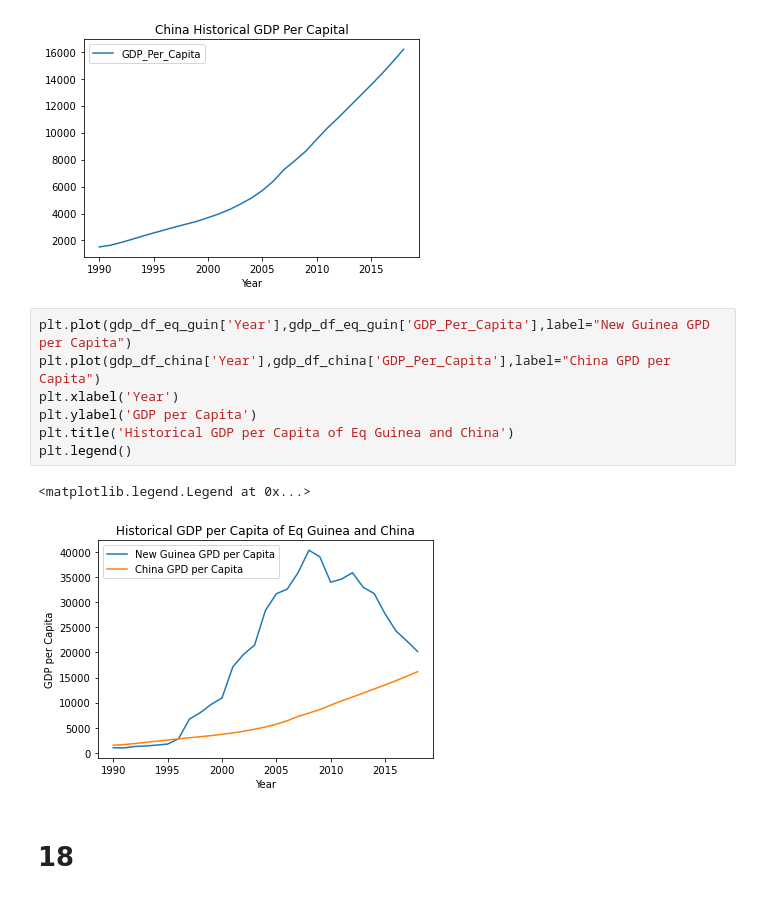
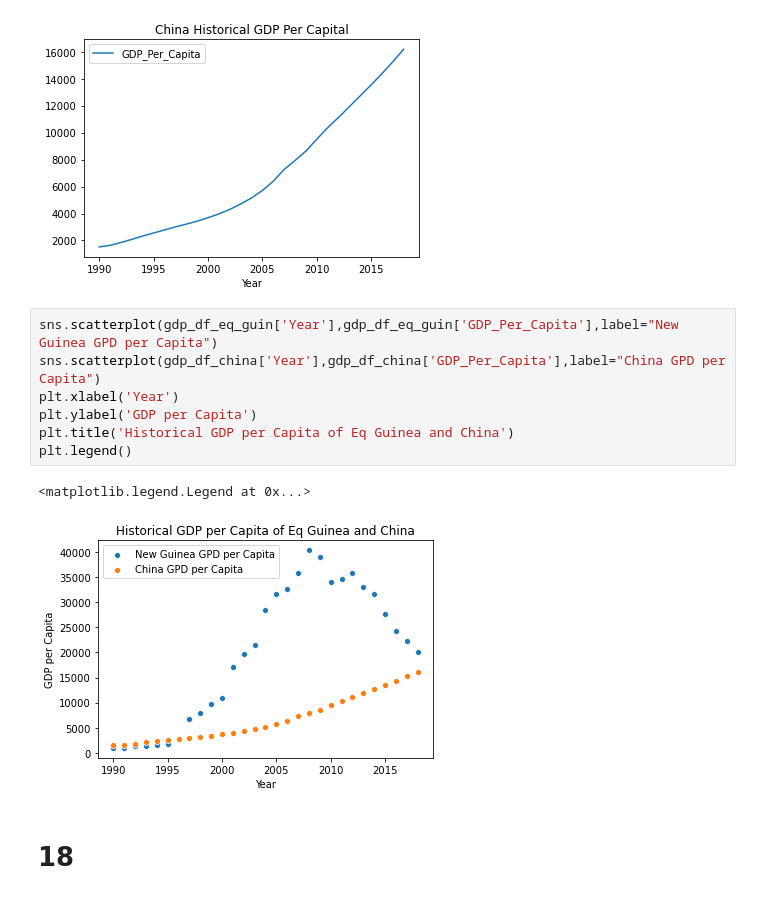
Before and after one commit to nss-data-science-cohort-4/dq1-undata-racecarfastlane, a Jupyter notebook: notebooks/UN_Data_Exploration.ipynb, the cells around one changed output. Drawn from its saved outputs; the diff is of its cells as text.

```diff
--- a/notebooks/UN_Data_Exploration.ipynb
+++ b/notebooks/UN_Data_Exploration.ipynb
@@ -284,15 +284,15 @@ plt.title('China Historical GDP Per Capital')
 Text(0.5, 1.0, 'China Historical GDP Per Capital')
 [figure]
 # %%
-plt.plot(gdp_df_eq_guin['Year'],gdp_df_eq_guin['GDP_Per_Capita'],label="New Guinea GPD per Capita")
-plt.plot(gdp_df_china['Year'],gdp_df_china['GDP_Per_Capita'],label="China GPD per Capita")
+sns.scatterplot(gdp_df_eq_guin['Year'],gdp_df_eq_guin['GDP_Per_Capita'],label="New Guinea GPD per Capita")
+sns.scatterplot(gdp_df_china['Year'],gdp_df_china['GDP_Per_Capita'],label="China GPD per Capita")
 plt.xlabel('Year')
 plt.ylabel('GDP per Capita')
 plt.title('Historical GDP per Capita of Eq Guinea and China')
 plt.legend()
 # %% [output]
 <matplotlib.legend.Legend at 0x...>
-[figure, old version]
+[figure, new version]
 # %% [markdown]
 # 18
 # %%
```
Also changed, not shown: 1 other file.
